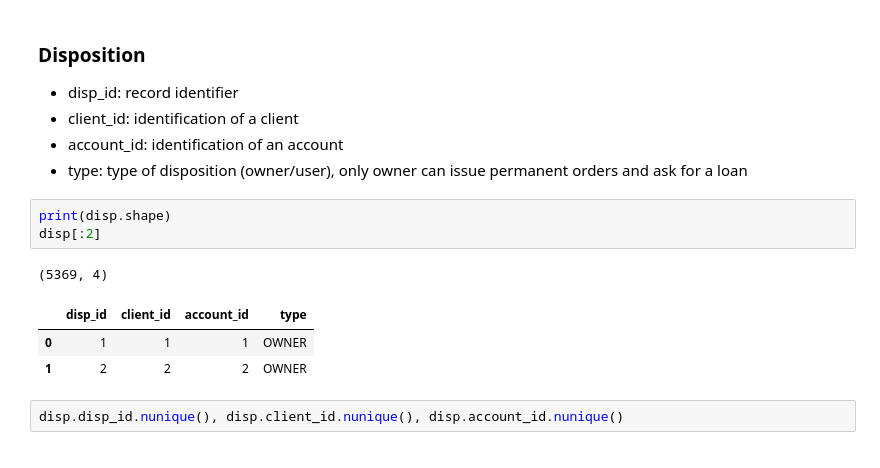
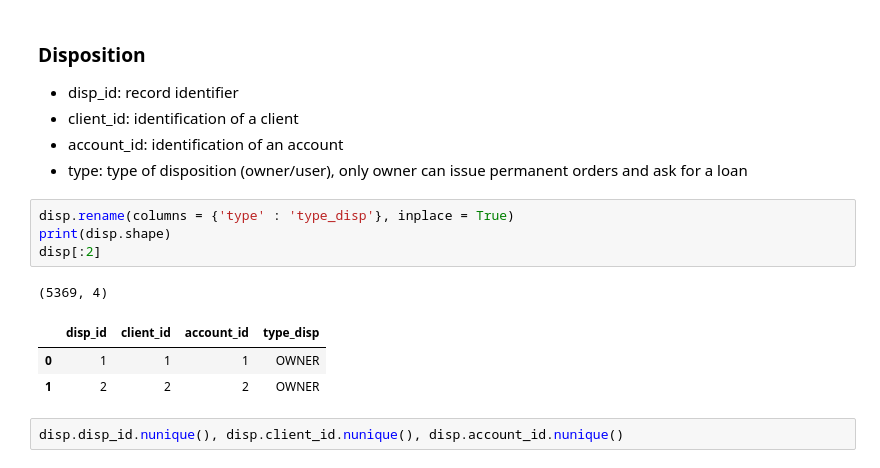
Before and after one commit to Nik8x/Anti_money_Laundering, a Jupyter notebook: Financial_Transactions_Data_Analysis.ipynb, the cells around one changed output. Drawn from its saved outputs; the diff is of its cells as text.

```diff
--- a/Financial_Transactions_Data_Analysis.ipynb
+++ b/Financial_Transactions_Data_Analysis.ipynb
@@ -258,11 +290,12 @@ client = client.drop(['age_in_1998', 'age_group'], axis = 1) # dropping columns
 *   account_id:	identification of an account
 *   type:	type of disposition (owner/user), only owner can issue permanent orders and ask for a loan
 # %%
+disp.rename(columns = {'type' : 'type_disp'}, inplace = True)
 print(disp.shape)
 disp[:2]
 # %% [output]
 (5369, 4)
-|  | disp_id | client_id | account_id | type |
+|  | disp_id | client_id | account_id | type_disp |
 | 0 | 1 | 1 | 1 | OWNER |
 | 1 | 2 | 2 | 2 | OWNER |
 # %%
```
Also changed, not shown: parts of 22 cells of this notebook.
